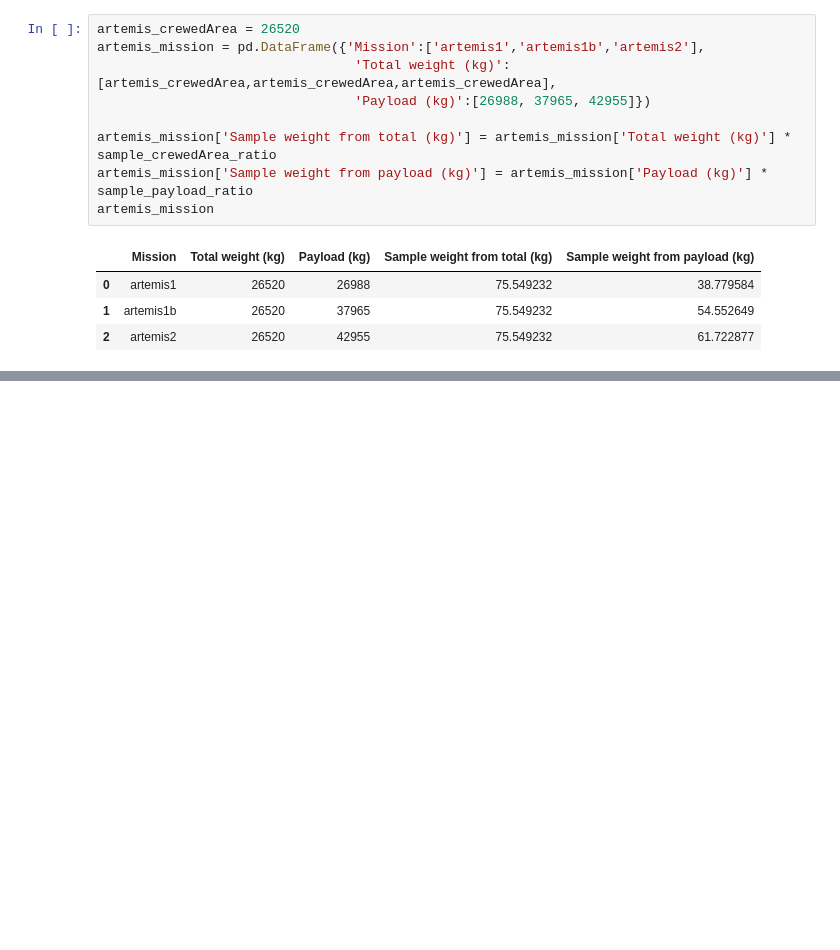
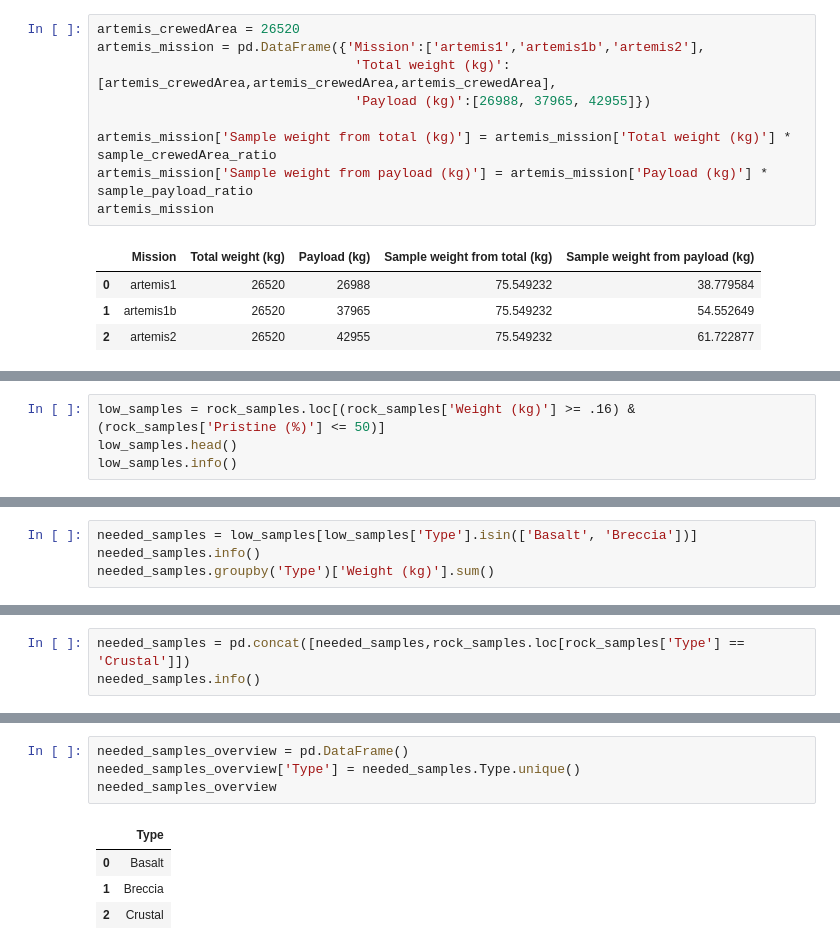
Before and after one commit to lucasfmarconi/over-the-moon, a Jupyter notebook: sample-return/sample-return.ipynb, the cells around one changed output, grey strips where cells are left out. Saved outputs shown, nothing was run; the diff lists cells and outputs as text; blank space fills up the shorter version.

```diff
--- a/sample-return/sample-return.ipynb
+++ b/sample-return/sample-return.ipynb
@@ -150,0 +175,4 @@ artemis_mission
+# %%
+low_samples = rock_samples.loc[(rock_samples['Weight (kg)'] >= .16) & (rock_samples['Pristine (%)'] <= 50)]
+low_samples.head()
+low_samples.info()
@@ -150,0 +212,4 @@ artemis_mission
+# %%
+needed_samples = low_samples[low_samples['Type'].isin(['Basalt', 'Breccia'])]
+needed_samples.info()
+needed_samples.groupby('Type')['Weight (kg)'].sum()
@@ -150,0 +246,3 @@ artemis_mission
+# %%
+needed_samples = pd.concat([needed_samples,rock_samples.loc[rock_samples['Type'] == 'Crustal']])
+needed_samples.info()
@@ -150,0 +264,9 @@ artemis_mission
+# %%
+needed_samples_overview = pd.DataFrame()
+needed_samples_overview['Type'] = needed_samples.Type.unique()
+needed_samples_overview
+# %% [output]
+|  | Type |
+| 0 | Basalt |
+| 1 | Breccia |
+| 2 | Crustal |
```
Also changed, not shown: parts of 15 cells of this notebook.
